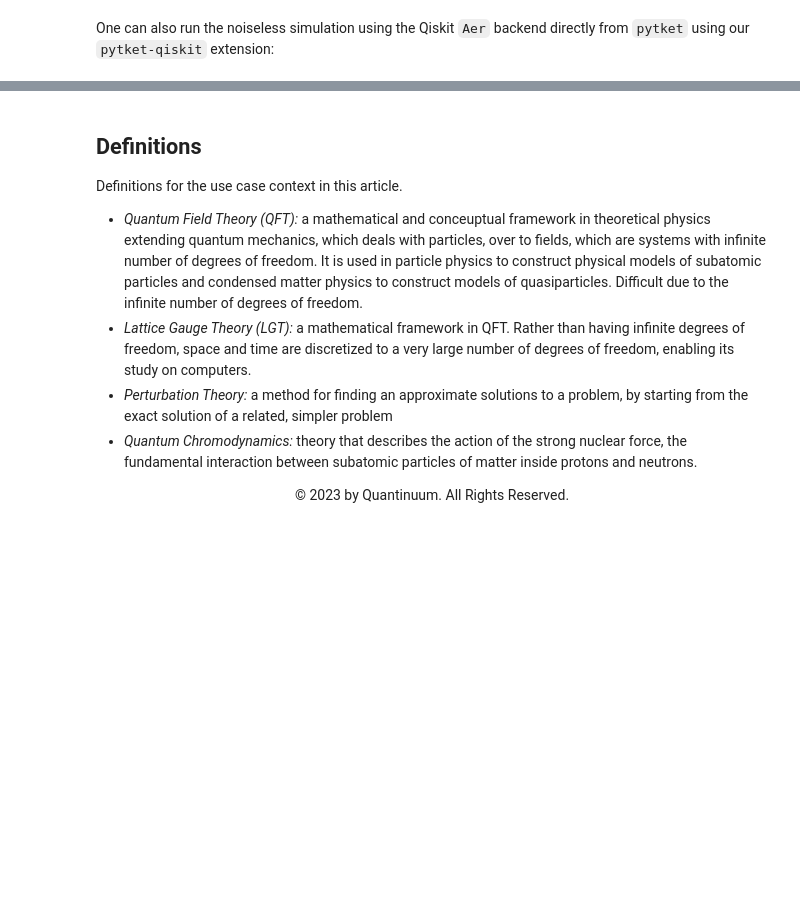
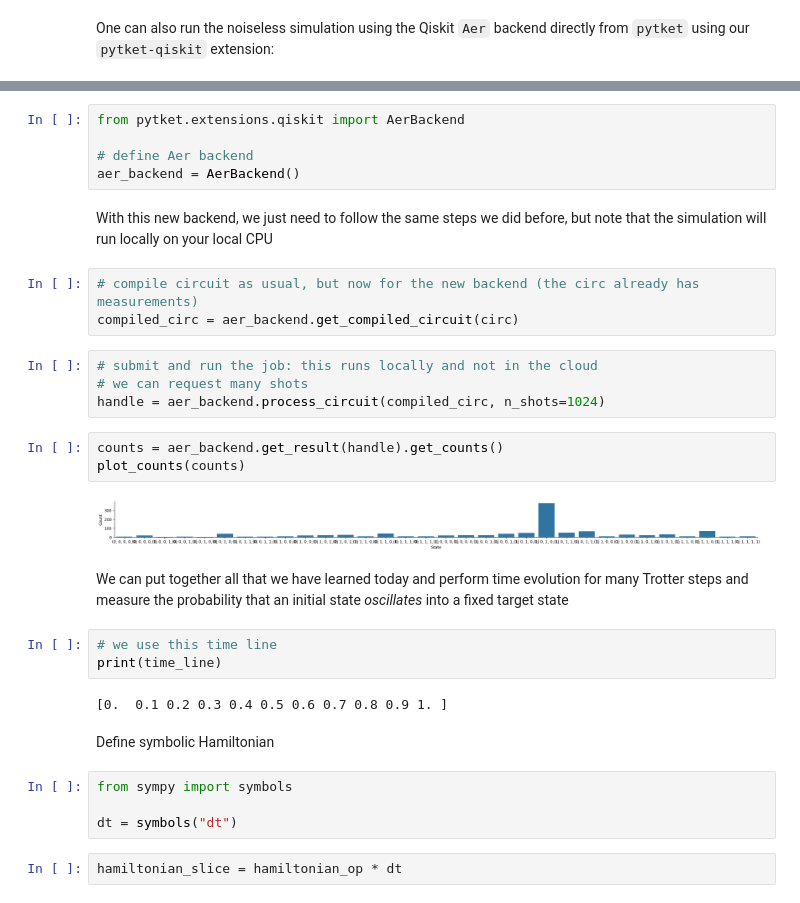
Before and after one commit to CQCL/h-series-spring-2024-workshop, a Jupyter notebook: day2/HEP_use_case_Spring_2024_workshop.ipynb, the cells around one changed output, grey strips where cells are left out. Saved outputs shown, nothing was run; the diff lists cells and outputs as text; blank space fills up the shorter version.

```diff
--- a/day2/HEP_use_case_Spring_2024_workshop.ipynb
+++ b/day2/HEP_use_case_Spring_2024_workshop.ipynb
@@ -892,11 +934,34 @@ plot_counts(counts)
-# %% [markdown]
-## Definitions
-
-Definitions for the use case context in this article.
-
-- *Quantum Field Theory (QFT):* a mathematical and conceuptual framework in theoretical physics extending quantum mechanics, which deals with particles, over to fields, which are systems with infinite number of degrees of freedom. It is used in particle physics to construct physical models of subatomic particles and condensed matter physics to construct models of quasiparticles. Difficult due to the infinite number of degrees of freedom.
-- *Lattice Gauge Theory (LGT):* a mathematical framework in QFT. Rather than having infinite degrees of freedom, space and time are discretized to a very large number of degrees of freedom, enabling its study on computers.
-- *Perturbation Theory:* a method for finding an approximate solutions to a problem, by starting from the exact solution of a related, simpler problem
-- *Quantum Chromodynamics:* theory that describes the action of the strong nuclear force, the fundamental interaction between subatomic particles of matter inside protons and neutrons.
-
-<div align="center"> &copy; 2023 by Quantinuum. All Rights Reserved. </div>
+# %%
+from pytket.extensions.qiskit import AerBackend
+
+# define Aer backend
+aer_backend = AerBackend()
+# %% [markdown]
+With this new backend, we just need to follow the same steps we did before, but note that the simulation will run locally on your local CPU
+# %%
+# compile circuit as usual, but now for the new backend (the circ already has measurements)
+compiled_circ = aer_backend.get_compiled_circuit(circ)
+# %%
+# submit and run the job: this runs locally and not in the cloud
+# we can request many shots
+handle = aer_backend.process_circuit(compiled_circ, n_shots=1024)
+# %%
+counts = aer_backend.get_result(handle).get_counts()
+plot_counts(counts)
+# %% [output]
+[figure, added]
+# %% [markdown]
+We can put together all that we have learned today and perform time evolution for many Trotter steps and measure the probability that an initial state _oscillates_ into a fixed target state
+# %%
+# we use this time line
+print(time_line)
+# %% [output]
+[0.  0.1 0.2 0.3 0.4 0.5 0.6 0.7 0.8 0.9 1. ]
+# %% [markdown]
+Define symbolic Hamiltonian
+# %%
+from sympy import symbols
+
+dt = symbols("dt")
+# %%
+hamiltonian_slice = hamiltonian_op * dt
```
Also changed, not shown: parts of 113 cells of this notebook, 3 other files.
